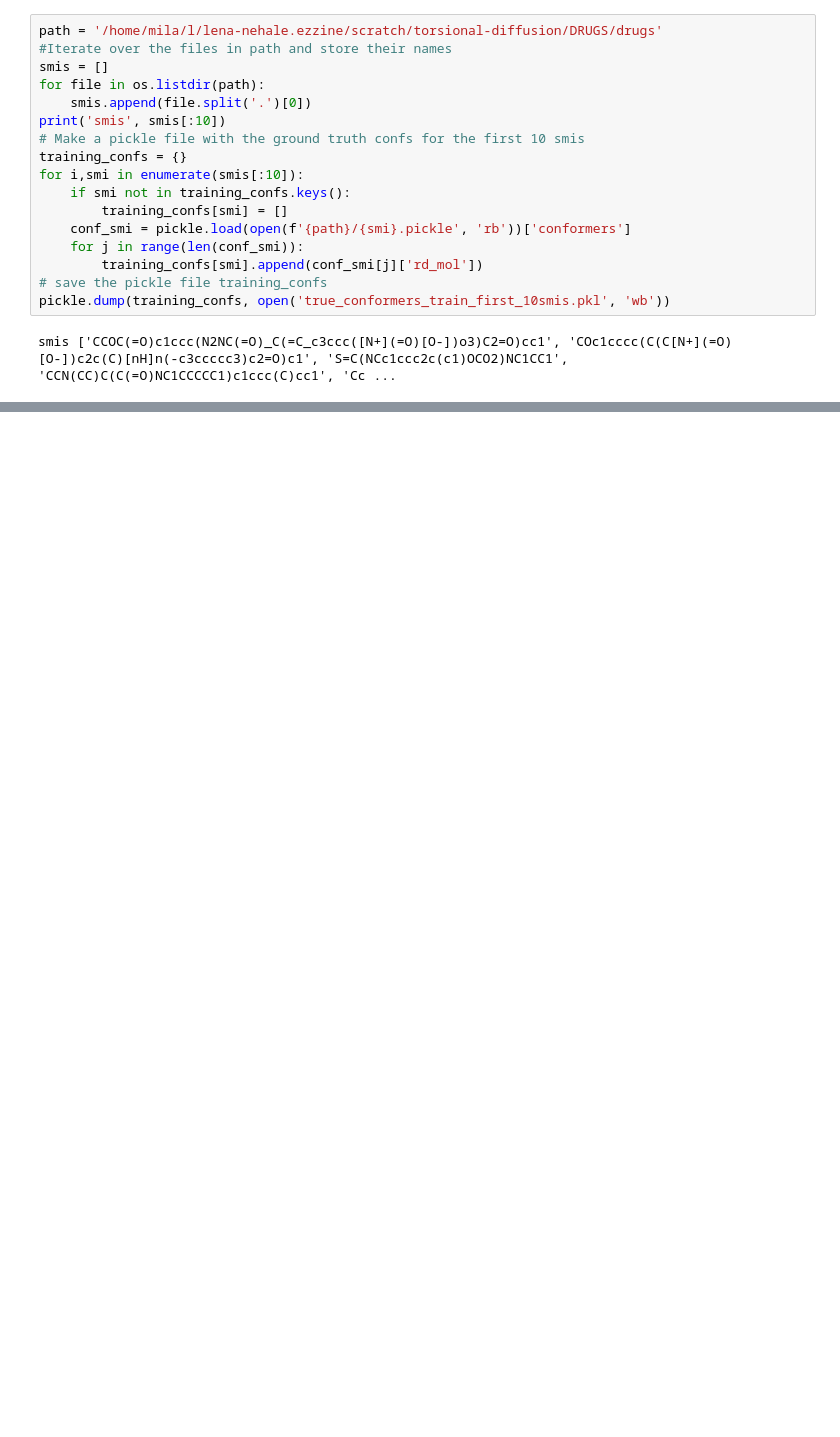
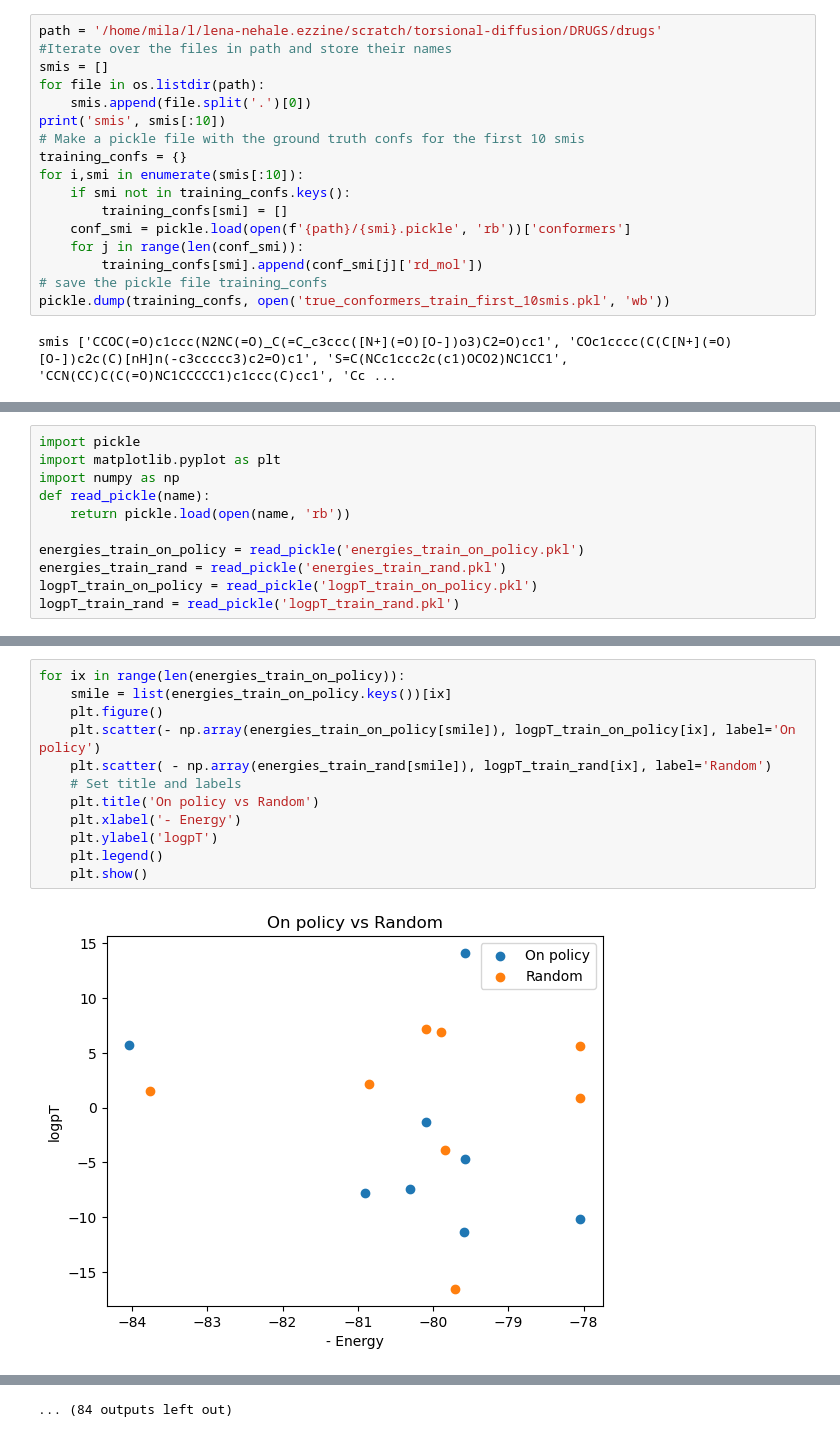
Before and after one commit to LenaNehale/torsional-diffusion, a Jupyter notebook: playground.ipynb, the cells around one changed output, grey strips where cells are left out. Saved outputs shown, nothing was run; the diff lists cells and outputs as text; blank space fills up the shorter version.

```diff
--- a/playground.ipynb
+++ b/playground.ipynb
@@ -311,0 +363,11 @@ smis ['CCOC(=O)c1ccc(N2NC(=O)_C(=C_c3ccc([N+](=O)[O-])o3)C2=O)cc1', 'COc1cccc(C(
+# %%
+import pickle
+import matplotlib.pyplot as plt
+import numpy as np
+def read_pickle(name):
+    return pickle.load(open(name, 'rb'))
+
+energies_train_on_policy = read_pickle('energies_train_on_policy.pkl')
+energies_train_rand = read_pickle('energies_train_rand.pkl')
+logpT_train_on_policy = read_pickle('logpT_train_on_policy.pkl')
+logpT_train_rand = read_pickle('logpT_train_rand.pkl')
@@ -311,0 +382,14 @@ smis ['CCOC(=O)c1ccc(N2NC(=O)_C(=C_c3ccc([N+](=O)[O-])o3)C2=O)cc1', 'COc1cccc(C(
+# %%
+for ix in range(len(energies_train_on_policy)):
+    smile = list(energies_train_on_policy.keys())[ix]
+    plt.figure()
+    plt.scatter(- np.array(energies_train_on_policy[smile]), logpT_train_on_policy[ix], label='On policy')
+    plt.scatter( - np.array(energies_train_rand[smile]), logpT_train_rand[ix], label='Random')
+    # Set title and labels
+    plt.title('On policy vs Random')
+    plt.xlabel('- Energy')
+    plt.ylabel('logpT')
+    plt.legend()
+    plt.show()
+# %% [output]
+[figure, added]
@@ -311,0 +407 @@ smis ['CCOC(=O)c1ccc(N2NC(=O)_C(=C_c3ccc([N+](=O)[O-])o3)C2=O)cc1', 'COc1cccc(C(
+... (84 outputs left out)
```
Also changed, not shown: parts of 13 cells of this notebook, 12 other files.
